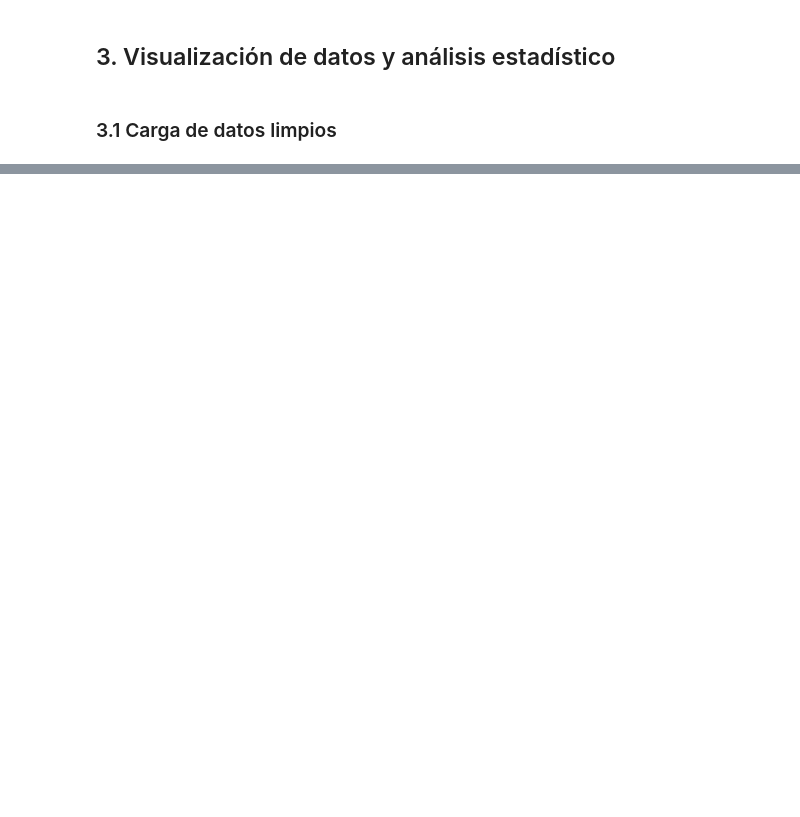
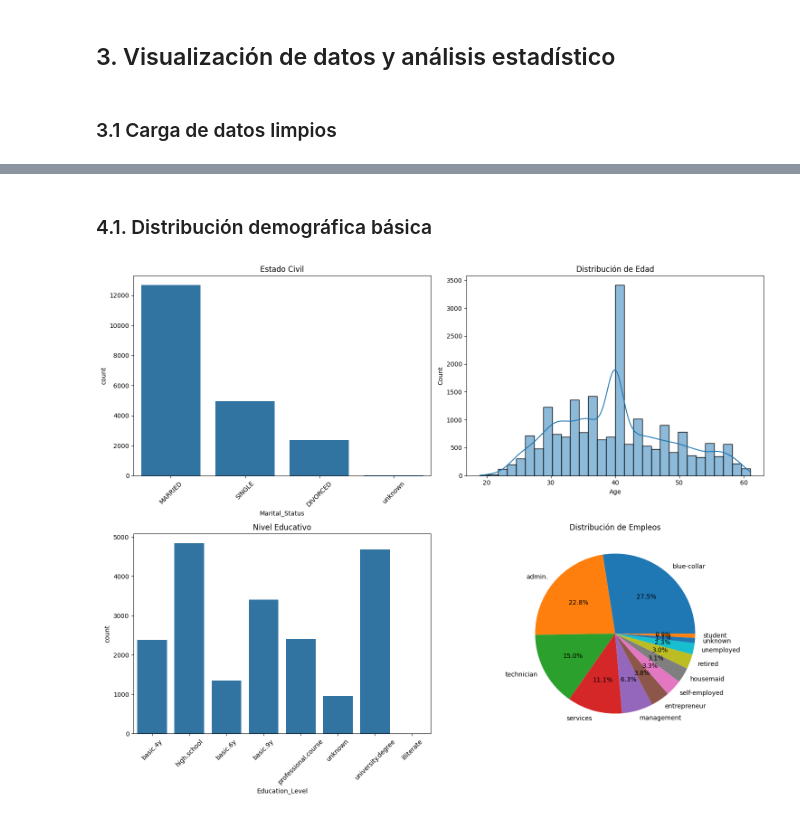
Before and after one commit to mck21/bank-customer-analytics, a Jupyter notebook: notebooks/03Visualizacion.ipynb, the cells around one changed output, grey strips where cells are left out. Cells and saved outputs as stored; diff of their text form; code cells hidden in the pictures; blank space fills up the shorter version.

```diff
--- a/notebooks/03Visualizacion.ipynb
+++ b/notebooks/03Visualizacion.ipynb
@@ -43,0 +28,33 @@ display(df_bank_chunk)
+# %% [markdown]
+### 4.1. Distribución demográfica básica
+# %%
+# Configuración del estilo de los gráficos
+plt.style.use('default')
+plt.rcParams['figure.figsize'] = (12, 8)
+
+# Creamos un subplot de 2x2 para mostrar 4 gráficos demográficos
+fig, axes = plt.subplots(2, 2, figsize=(15, 12))
+
+# Gráfico de barras que muestra la distribución del estado civil (soltero, casado, etc)
+sns.countplot(data=df_bank, x='Marital_Status', ax=axes[0,0])
+axes[0,0].set_title('Estado Civil')
+axes[0,0].tick_params(axis='x', rotation=45)
+
+# Histograma que muestra la distribución de edades de los clientes (kde=True añade una línea suave)
+sns.histplot(data=df_bank, x='Age', bins=30, kde=True, ax=axes[0,1])
+axes[0,1].set_title('Distribución de Edad')
+
+# Gráfico de barras que muestra el nivel educativo de los clientes
+sns.countplot(data=df_bank, x='Education_Level', ax=axes[1,0])
+axes[1,0].set_title('Nivel Educativo')
+axes[1,0].tick_params(axis='x', rotation=45)
+
+# Gráfico circular que muestra la distribución de tipos de trabajo
+job_counts = df_bank['Job'].value_counts()
+axes[1,1].pie(job_counts, labels=job_counts.index, autopct='%1.1f%%')
+axes[1,1].set_title('Distribución de Empleos')
+
+plt.tight_layout()
+plt.show()
+# %% [output]
+[figure, added]
```
Also changed, not shown: parts of 9 cells of this notebook, 7 other files.
